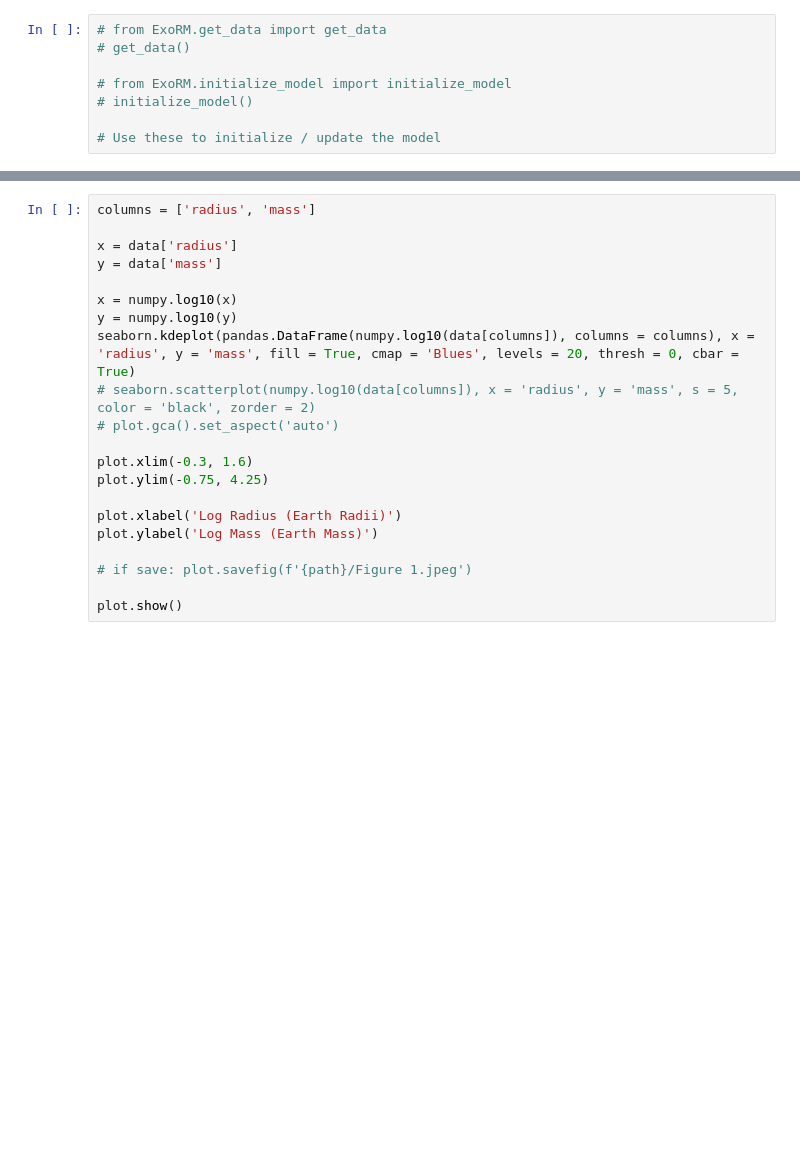
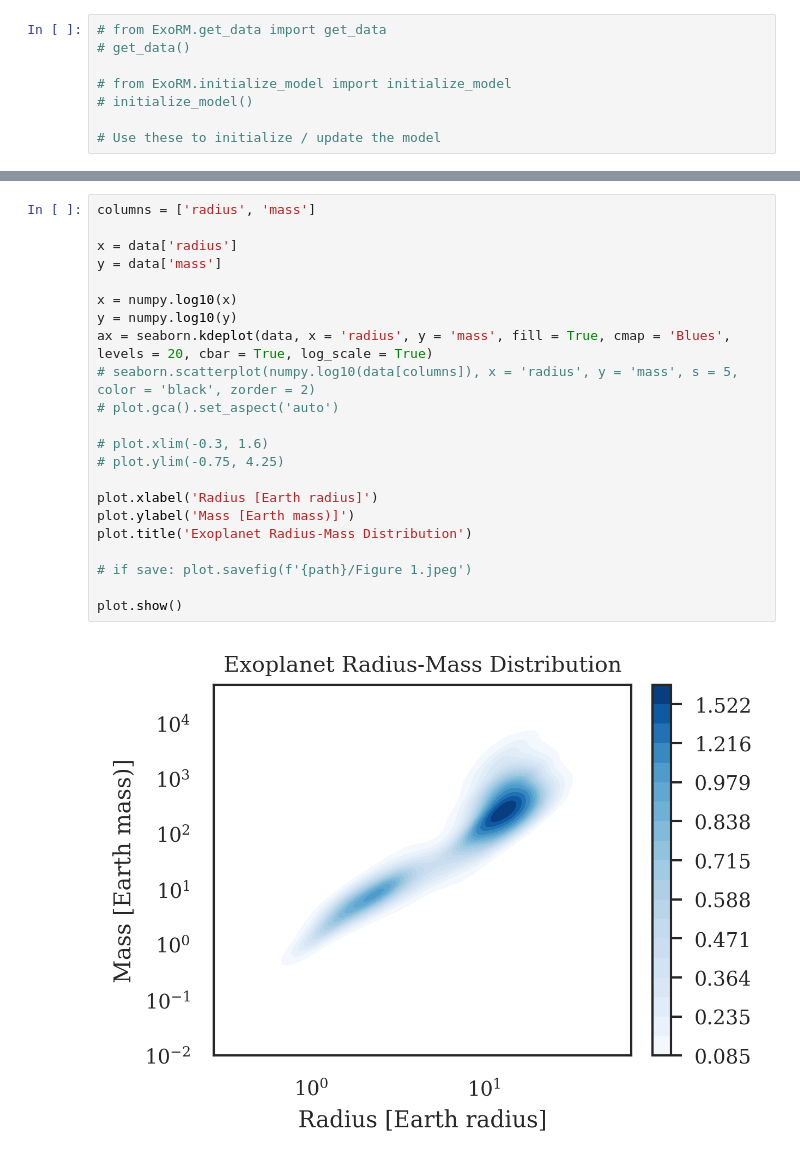
Before and after one commit to kzhu2099/ExoRM, a Jupyter notebook: example.ipynb, the cells around one changed output, grey strips where cells are left out. Cells and saved outputs as stored; diff of their text form; blank space fills up the shorter version.

```diff
--- a/example.ipynb
+++ b/example.ipynb
@@ -43,24 +61,27 @@ data
 # %%
 columns = ['radius', 'mass']
 
 x = data['radius']
 y = data['mass']
 
 x = numpy.log10(x)
 y = numpy.log10(y)
-seaborn.kdeplot(pandas.DataFrame(numpy.log10(data[columns]), columns = columns), x = 'radius', y = 'mass', fill = True, cmap = 'Blues', levels = 20, thresh = 0, cbar = True)
+ax = seaborn.kdeplot(data, x = 'radius', y = 'mass', fill = True, cmap = 'Blues', levels = 20, cbar = True, log_scale = True)
 # seaborn.scatterplot(numpy.log10(data[columns]), x = 'radius', y = 'mass', s = 5, color = 'black', zorder = 2)
 # plot.gca().set_aspect('auto')
 
-plot.xlim(-0.3, 1.6)
-plot.ylim(-0.75, 4.25)
+# plot.xlim(-0.3, 1.6)
+# plot.ylim(-0.75, 4.25)
 
-plot.xlabel('Log Radius (Earth Radii)')
-plot.ylabel('Log Mass (Earth Mass)')
+plot.xlabel('Radius [Earth radius]')
+plot.ylabel('Mass [Earth mass)]')
+plot.title('Exoplanet Radius-Mass Distribution')
 
 # if save: plot.savefig(f'{path}/Figure 1.jpeg')
 
 plot.show()
+# %% [output]
+[figure, added]
 # %%
 model = load_model()
 
```
Also changed, not shown: parts of 17 cells of this notebook.
